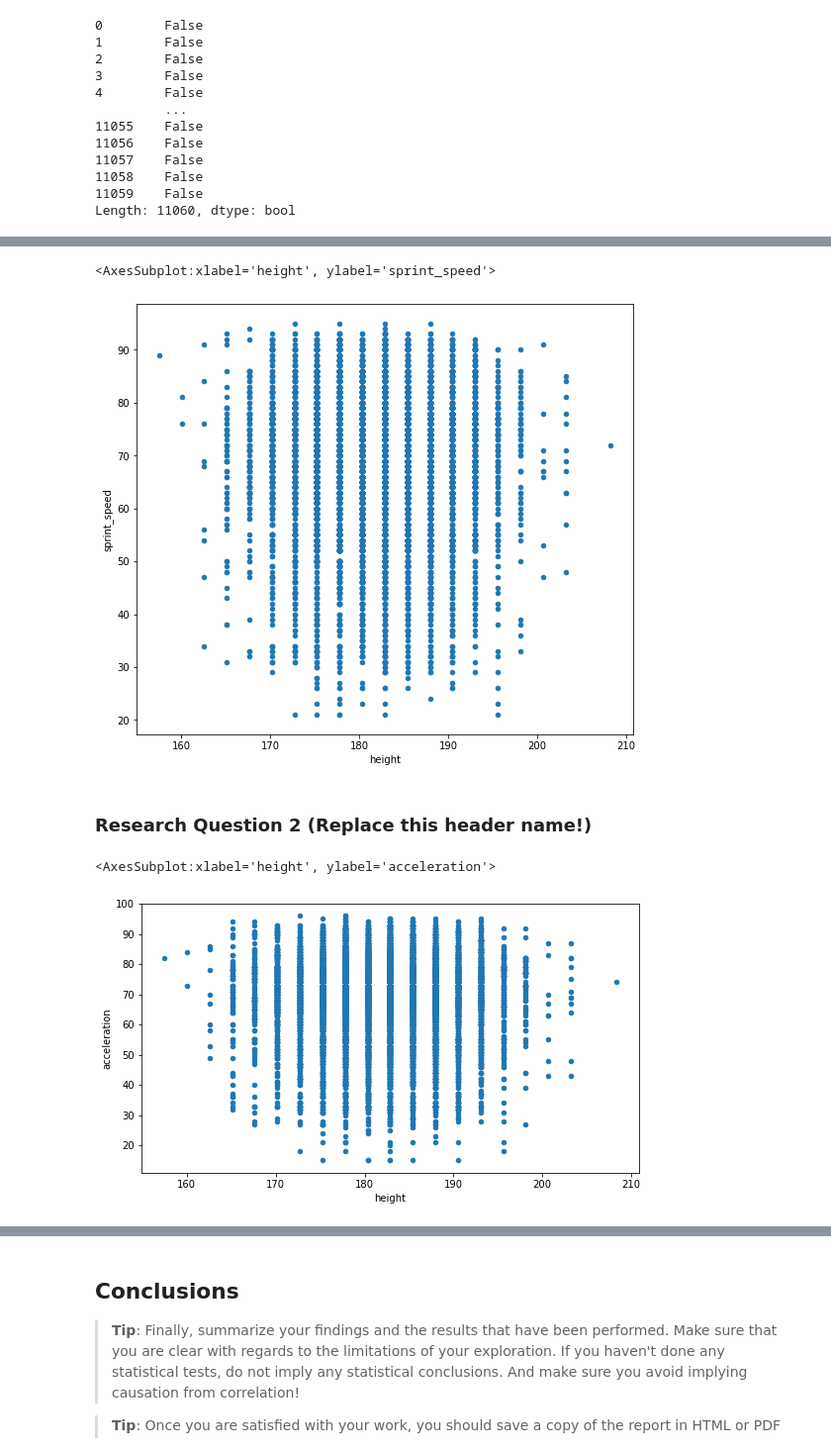
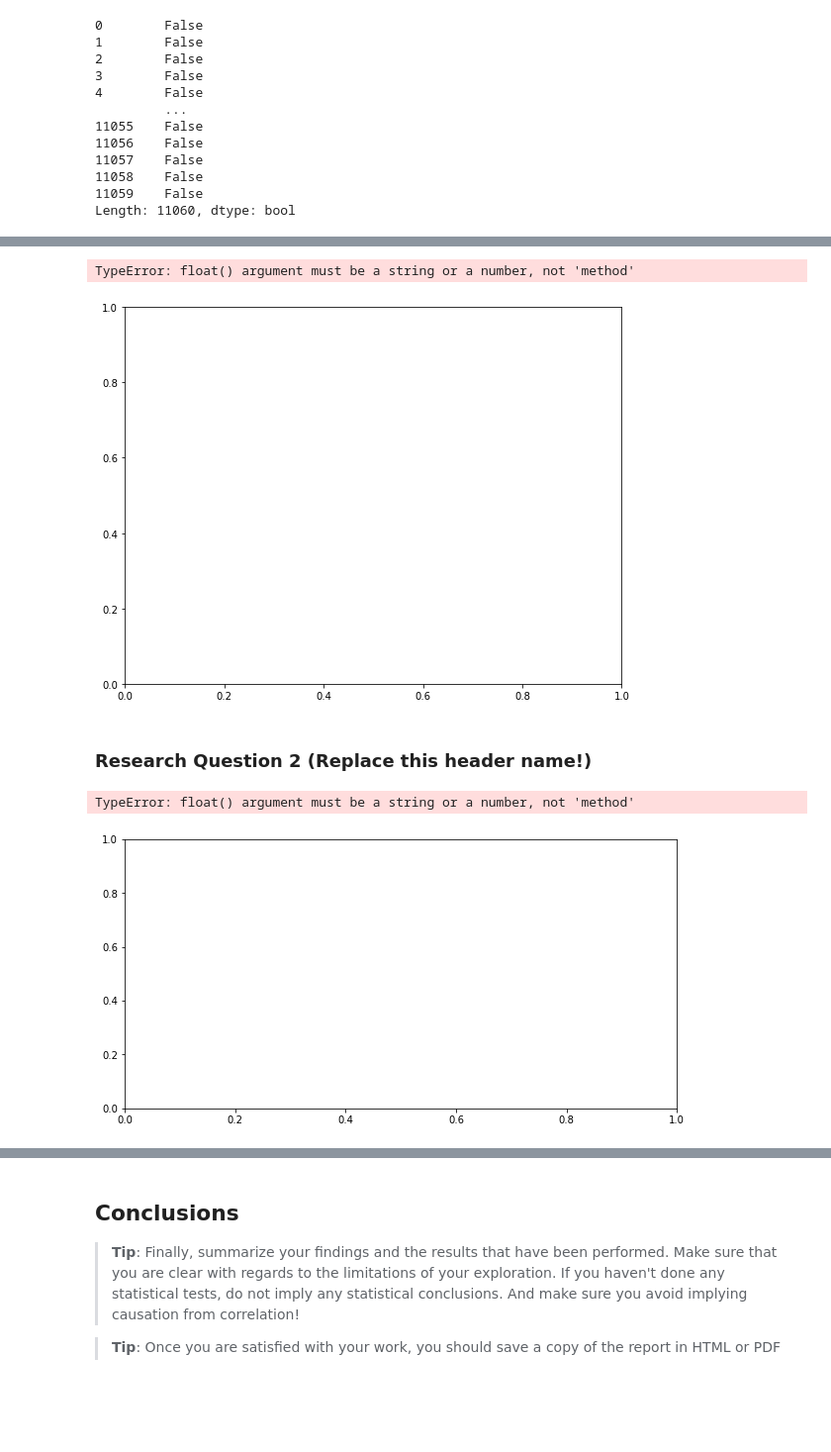
Before and after one commit to btrian/soccerdb, a Jupyter notebook: kaggle soccer.ipynb, the cells around one changed output, grey strips where cells are left out. Shown: that part at 99% size. Drawn from its saved outputs; the diff is of its cells as text; code cells hidden in the pictures; blank space fills up the shorter version.

```diff
--- a/kaggle soccer.ipynb
+++ b/kaggle soccer.ipynb
@@ -266,3 +248,16 @@ dframes = [play, team, game]
+# %%
+mean_cr = play['crossing'].mean
+play['crossing'].fillna(mean_cr, inplace = True)
+mean_pw = play['shot_power'].mean
+#play['shot_power'].fillna(mean_pw, inplace = True)
+mean_ps = play['long_passing'].mean
+play['long_passing'].fillna(mean_ps, inplace = True)
+mean_fn = play['finishing'].mean
+play['finishing'].fillna(mean_fn, inplace = True)
+mean_sp = play['sprint_speed'].mean
+play['sprint_speed'].fillna(mean_sp, inplace = True)
+mean_ac = play['acceleration'].mean
+play['acceleration'].fillna(mean_ac, inplace = True)
 # %% [markdown]
 <a id='eda'></a>
 ## Exploratory Data Analysis
@@ -283,8 +278,8 @@ play.plot(x ='weight', y ='shot_power', kind ='scatter', figsize=(10,7))
 # %%
-play.plot(x='height', y= 'sprint_speed', kind = 'scatter', figsize= (9,8))
+play.plot(x='height', y= 'long_passing', kind = 'scatter', figsize= (9,7))
 # %% [output]
-<AxesSubplot:xlabel='height', ylabel='sprint_speed'>
+TypeError: float() argument must be a string or a number, not 'method'
-[figure, old version]
+[figure, new version]
 # %% [markdown]
 ### Research Question 2  (Replace this header name!)
 # %%
@@ -292,10 +287,10 @@ play.plot(x='height', y= 'sprint_speed', kind = 'scatter', figsize= (9,8))
 #   questions. Add more headers as needed if you have more questions to
 #   investigate.
 # %%
-play.plot(x='height', y= 'acceleration', kind = 'scatter', figsize= (9,5))
+play.plot(x='crossing', y= 'finishing', kind = 'scatter', figsize= (10,5))
 # %% [output]
-<AxesSubplot:xlabel='height', ylabel='acceleration'>
+TypeError: float() argument must be a string or a number, not 'method'
-[figure, old version]
+[figure, new version]
 # %%
 play.plot(x='sprint_speed', y= 'acceleration', kind = 'scatter', figsize= (9,8))
 # %% [output]
```
Also changed, not shown: parts of 7 cells of this notebook, 1 other file.
